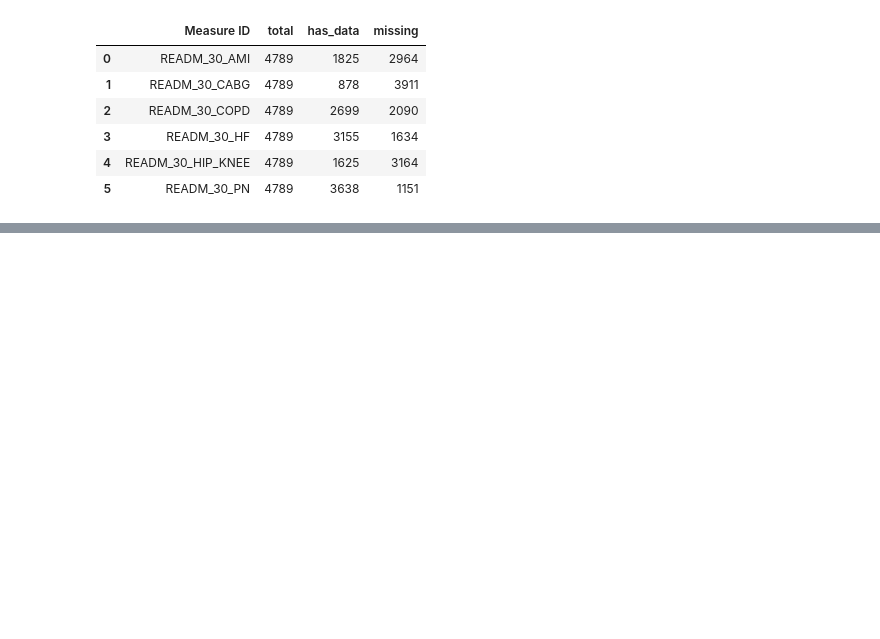
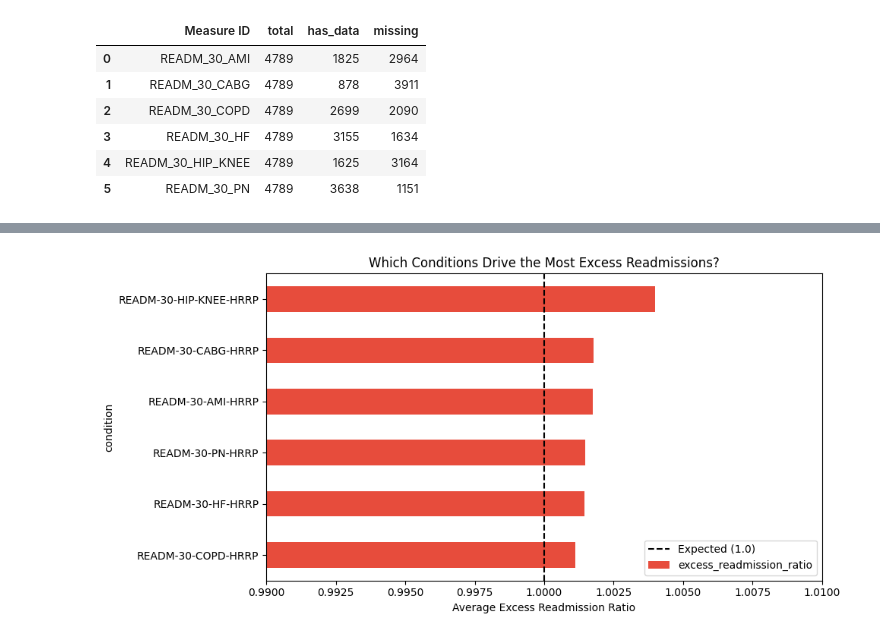
Before and after one commit to athulyabiju23/hospital-readmission-analysis, a Jupyter notebook: hospital_readmission_analysis.ipynb, the cells around one changed output, grey strips where cells are left out. Drawn from its saved outputs; the diff is of its cells as text; code cells hidden in the pictures; blank space fills up the shorter version.

Commit message:
added cleaning sql, analysis queries, charts

```diff
--- a/hospital_readmission_analysis.ipynb
+++ b/hospital_readmission_analysis.ipynb
@@ -180,0 +525,6 @@ pd.read_sql("""
+# %%
+import matplotlib.pyplot as plt
+import seaborn as sns
+
+# pull the data into pandas
+master = pd.read_sql("SELECT * FROM master_hospital", conn)
@@ -180,0 +534,17 @@ pd.read_sql("""
+# %%
+# chart 1: avg ERR by condition
+condition_stats = master[master['excess_readmission_ratio'].notna()].groupby('condition')['excess_readmission_ratio'].mean().sort_values(ascending=True)
+
+fig, ax = plt.subplots(figsize=(10, 5))
+colors = ['#e74c3c' if x > 1.0 else '#3498db' for x in condition_stats.values]
+condition_stats.plot(kind='barh', ax=ax, color=colors)
+ax.axvline(x=1.0, color='black', linestyle='--', label='Expected (1.0)')
+ax.set_xlim(0.99, 1.01)  # zoom in so you can see the differences
+ax.set_xlabel('Average Excess Readmission Ratio')
+ax.set_title('Which Conditions Drive the Most Excess Readmissions?')
+ax.legend()
+plt.tight_layout()
+plt.savefig('charts/01_conditions_err.png', dpi=150)
+plt.show()
+# %% [output]
+[figure, added]
```
Also changed, not shown: parts of 24 cells of this notebook, 9 other files.
